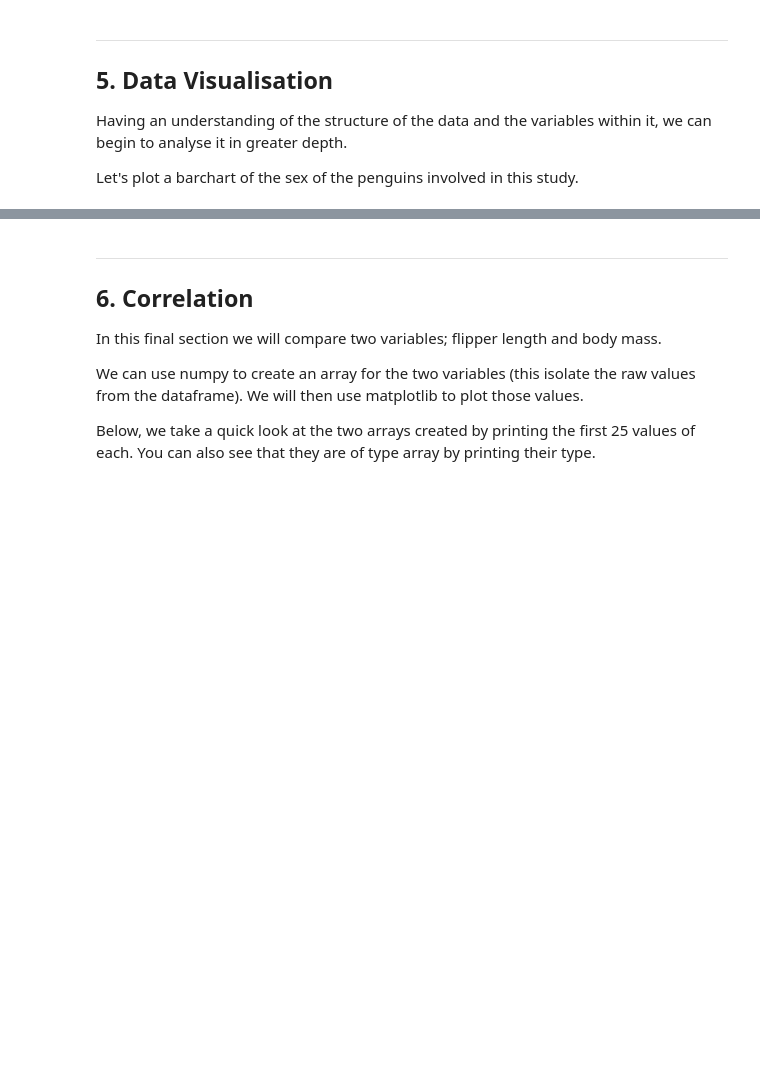
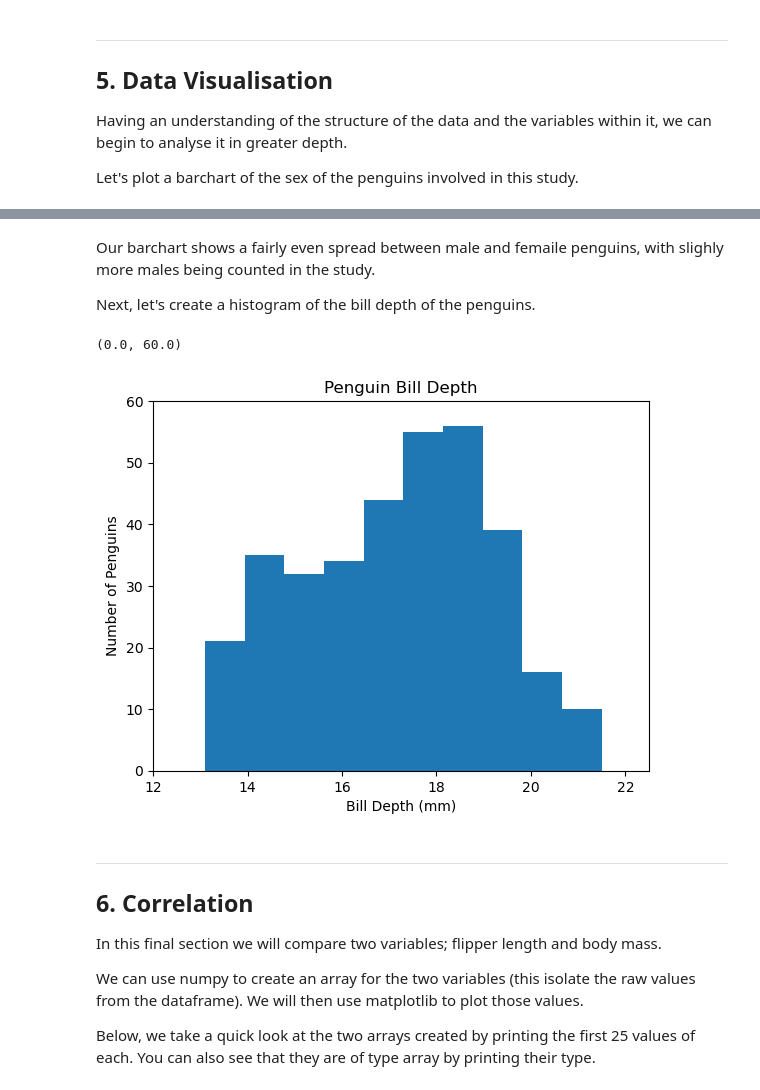
Before and after one commit to pcahillgit/principles-of-data-analytics, a Jupyter notebook: penguins.ipynb, the cells around one changed output, grey strips where cells are left out. Saved outputs shown, nothing was run; the diff lists cells and outputs as text; code cells hidden in the pictures; blank space fills up the shorter version.

```diff
--- a/penguins.ipynb
+++ b/penguins.ipynb
@@ -133,3 +149,29 @@ Next, let's create a histogram of
+# %% [markdown]
+Our barchart shows a fairly even spread between male and femaile penguins, with slighly more males being counted in the study.
+
+Next, let's create a histogram of the bill depth of the penguins.
+# %%
+#
+plt.hist(df['bill_depth_mm'])
+
+#
+plt.show
+
+#Axis Labels
+plt.xlabel('Bill Depth (mm)')
+plt.ylabel('Number of Penguins')
+
+#Title
+plt.title('Penguin Bill Depth')
+
+# X Limits
+plt.xlim(12, 22.5)
+
+# Y Limits
+plt.ylim(0, 60)
+# %% [output]
+(0.0, 60.0)
+[figure, added]
 # %% [markdown]
 ***
 ## 6. Correlation
```
Also changed, not shown: parts of 3 cells of this notebook.
